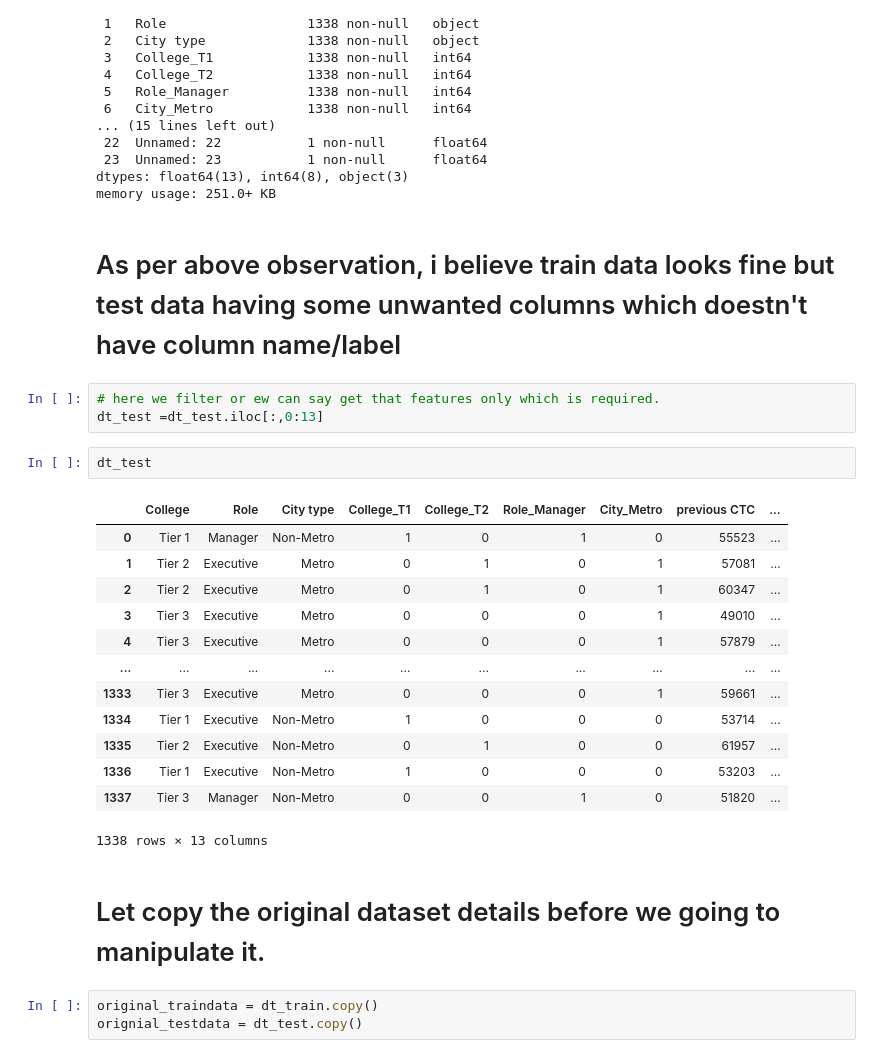
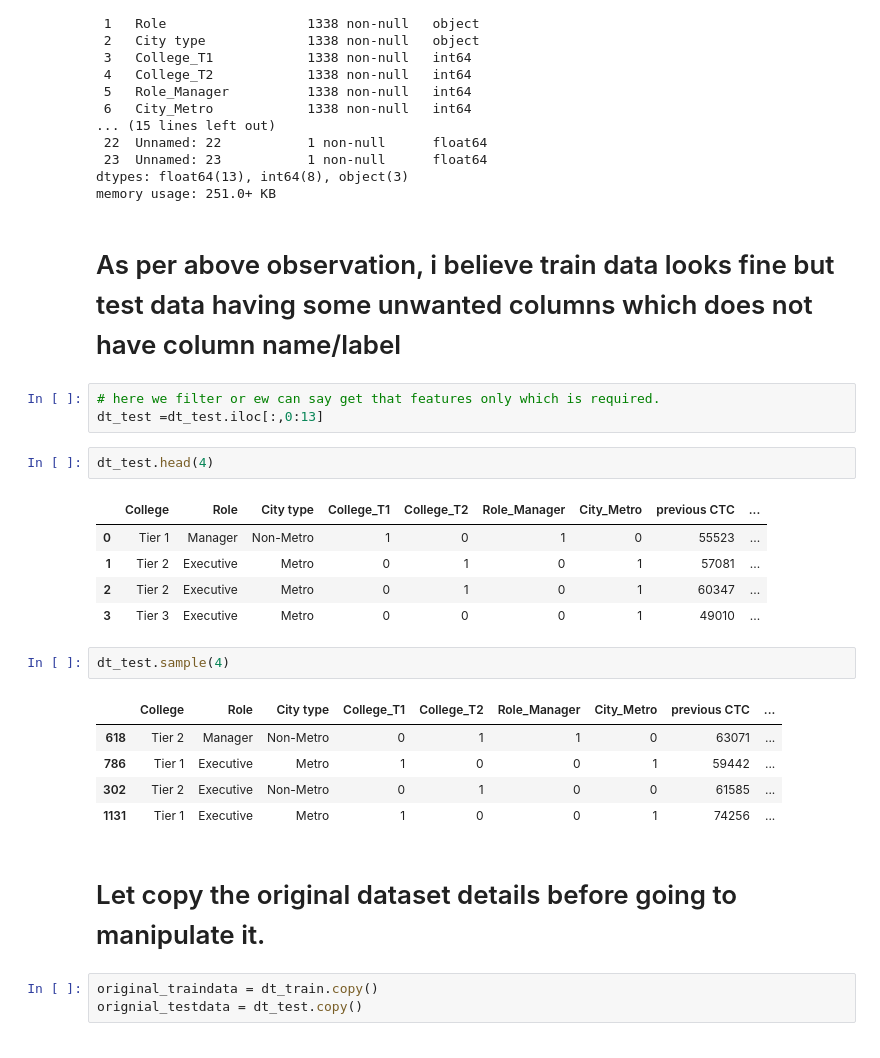
Before and after one commit to mayurworkoncode/CTC_Prediction, a Jupyter notebook: CTC_Prediction.ipynb, the cells around one changed output. Cells and saved outputs as stored; diff of their text form.

```diff
--- a/CTC_Prediction.ipynb
+++ b/CTC_Prediction.ipynb
@@ -63,28 +62,28 @@ Data columns (total 24 columns):
 dtypes: float64(13), int64(8), object(3)
 memory usage: 251.0+ KB
 # %% [markdown]
-# As per above observation, i believe train data looks fine but test data having some unwanted columns which doestn't have column name/label
+# As per above observation, i believe train data looks fine but test data having some unwanted columns which does not  have column name/label
 # %%
 # here we filter or ew can say get that features only which is required.
 dt_test =dt_test.iloc[:,0:13]
 # %%
-dt_test
+dt_test.head(4)
 # %% [output]
 |  | College | Role | City type | College_T1 | College_T2 | Role_Manager | City_Metro | previous CTC | ... |
 | 0 | Tier 1 | Manager | Non-Metro | 1 | 0 | 1 | 0 | 55523 | ... |
 | 1 | Tier 2 | Executive | Metro | 0 | 1 | 0 | 1 | 57081 | ... |
 | 2 | Tier 2 | Executive | Metro | 0 | 1 | 0 | 1 | 60347 | ... |
 | 3 | Tier 3 | Executive | Metro | 0 | 0 | 0 | 1 | 49010 | ... |
-| 4 | Tier 3 | Executive | Metro | 0 | 0 | 0 | 1 | 57879 | ... |
-| ... | ... | ... | ... | ... | ... | ... | ... | ... | ... |
-| 1333 | Tier 3 | Executive | Metro | 0 | 0 | 0 | 1 | 59661 | ... |
-| 1334 | Tier 1 | Executive | Non-Metro | 1 | 0 | 0 | 0 | 53714 | ... |
-| 1335 | Tier 2 | Executive | Non-Metro | 0 | 1 | 0 | 0 | 61957 | ... |
-| 1336 | Tier 1 | Executive | Non-Metro | 1 | 0 | 0 | 0 | 53203 | ... |
-| 1337 | Tier 3 | Manager | Non-Metro | 0 | 0 | 1 | 0 | 51820 | ... |
-1338 rows × 13 columns
+# %%
+dt_test.sample(4)
+# %% [output]
+|  | College | Role | City type | College_T1 | College_T2 | Role_Manager | City_Metro | previous CTC | ... |
+| 618 | Tier 2 | Manager | Non-Metro | 0 | 1 | 1 | 0 | 63071 | ... |
+| 786 | Tier 1 | Executive | Metro | 1 | 0 | 0 | 1 | 59442 | ... |
+| 302 | Tier 2 | Executive | Non-Metro | 0 | 1 | 0 | 0 | 61585 | ... |
+| 1131 | Tier 1 | Executive | Metro | 1 | 0 | 0 | 1 | 74256 | ... |
 # %% [markdown]
-# Let copy the original dataset details before we going to manipulate it.
+# Let copy the original dataset details before going to manipulate it.
 # %%
 original_traindata = dt_train.copy()
 orignial_testdata = dt_test.copy()
```
Also changed, not shown: parts of 95 cells of this notebook.
